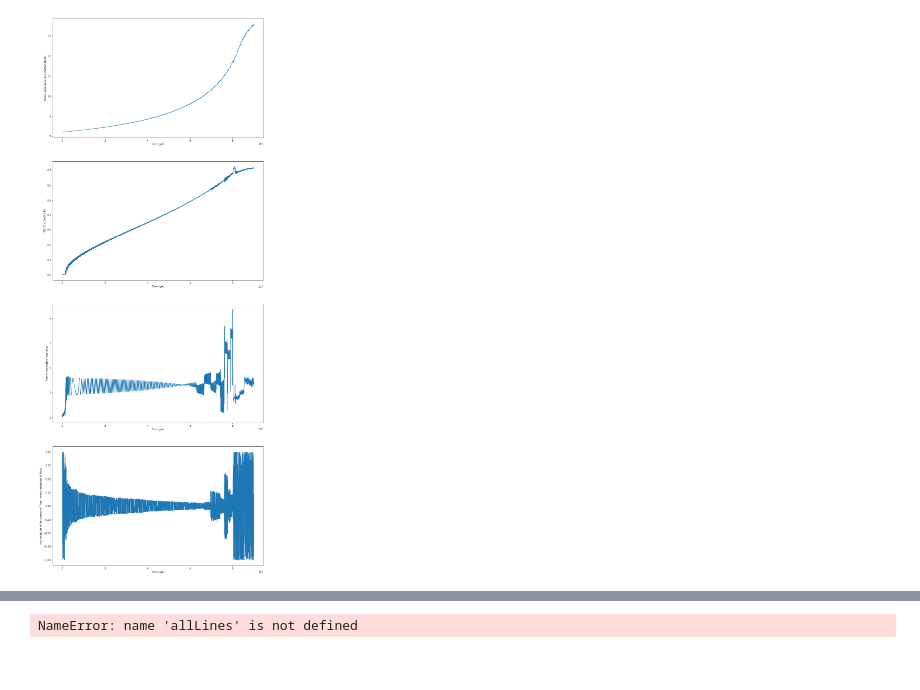
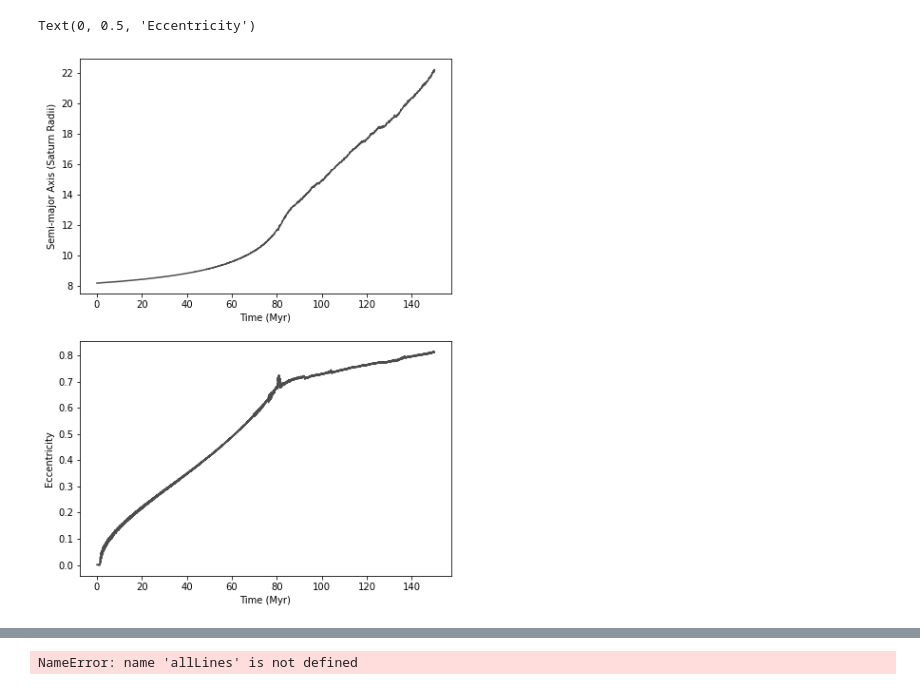
Before and after one commit to hdayuan/F21_JP_Titan-Sims, a Jupyter notebook: plot-titan.ipynb, the cells around one changed output, grey strips where cells are left out. Cells and saved outputs as stored; diff of their text form; code cells hidden in the pictures; blank space fills up the shorter version.

```diff
--- a/plot-titan.ipynb
+++ b/plot-titan.ipynb
@@ -3,17 +3,18 @@ import matplotlib.pyplot as plt
 import numpy as np
 
 # read arguments, and open corresponding output file
-version = 4.1
-numSamples = 4500
-simTime = 90.
+version = 4.2 # version 3 for migration force, 4 for tidal forces, 5 for eccentricity oscillations
+numSamples = 7500
+simTime = 150.
 ia = 8.2
 
-fa = 8.5
+fa = 12.9
 
 step = 1
+col = '#4c4c4c'
+
+
 buffer = 4
-if version == 3:
-    buffer = 3
 
 
 version_int = int(version)
@@ -54,56 +55,41 @@ if version_int == 4:
     incl_index = 2
     pomega_index = 3
     m_long_index = 4
     a_index = 0
     e_index = 1
     t_index = 5
 
 if version_int == 5:
     a_index = 0
     e_index = 1
     incl_index = 2
     pomega_index = 3
     m_long_index = 4
     eSat_index = 5
     t_index = 6
 
 for i in range(buffer, buffer + numSamples, step):
     numbers = allLines[i].split()
     a_array[(i - buffer) // step] = float(numbers[a_index])
     e_array[(i - buffer) // step] = float(numbers[e_index])
     i_array[(i - buffer) // step] = float(numbers[incl_index])*180./np.pi
-    t_array[(i - buffer) // step] = float(numbers[t_index])
+    t_array[(i - buffer) // step] = float(numbers[t_index]) / 1000000.
     diff_array[(i - buffer) // step] = np.cos(float(numbers[pomega_index]) - float(numbers[m_long_index]))
 
     if version_int == 5:
         eSat_array[(i - buffer) // step] = float(numbers[eSat_index])
 
-if version_int == 5:
-    fig, axs = plt.subplots(5)
-else:
-    fig, axs = plt.subplots(4)
+fig, axs = plt.subplots(2)
 
-fig.set_size_inches(15, 40)
+fig.set_size_inches(7, 10)
 
-axs[0].plot(t_array,a_array)
-axs[0].set_xlabel('Time (yrs)')
-axs[0].set_ylabel('Titan\'s semimajor axis (Saturn Radii)')
+axs[0].plot(t_array,a_array, color=col)
+axs[0].set_xlabel('Time (Myr)')
+axs[0].set_ylabel('Semi-major Axis (Saturn Radii)')
 
-axs[1].plot(t_array,e_array)
-axs[1].set_xlabel('Time (yrs)')
-axs[1].set_ylabel('Titan\'s eccentricity')
-
-axs[2].plot(t_array,i_array)
-axs[2].set_xlabel('Time (yrs)')
-axs[2].set_ylabel('Titan\'s inclination (degrees)')
-
-axs[3].plot(t_array,diff_array)
-axs[3].set_xlabel('Time (yrs)')
-axs[3].set_ylabel('cos(longitude of pericenter of Titan - mean longitude of Sun)')
-
-if version_int == 5:
-    axs[4].plot(t_array,eSat_array)
-    axs[4].set_xlabel('Time (yrs)')
-    axs[4].set_ylabel('Saturn\'s eccentricity')
+axs[1].plot(t_array,e_array, color=col)
+axs[1].set_xlabel('Time (Myr)')
+axs[1].set_ylabel('Eccentricity')
 # %% [output]
+Text(0, 0.5, 'Eccentricity')
-[figure, old version]
+[figure, new version]
```
Also changed, not shown: parts of 2 cells of this notebook, 4 other files.
